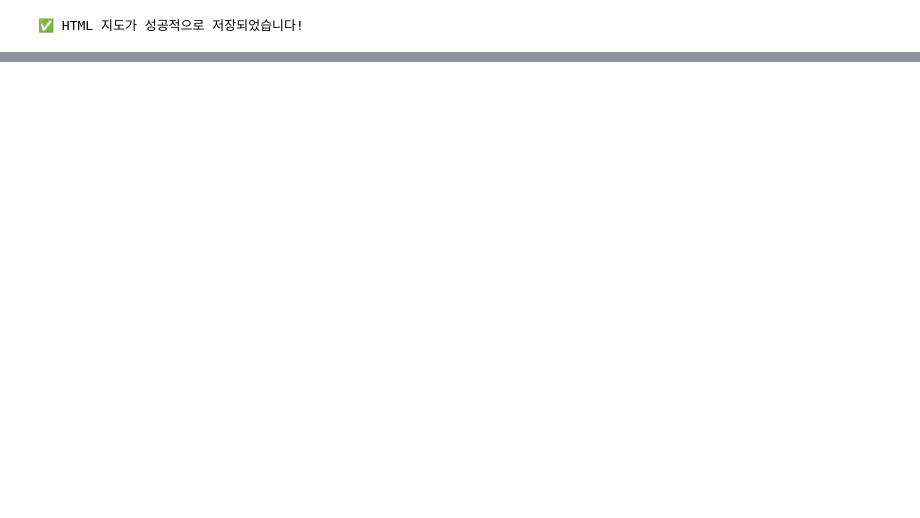
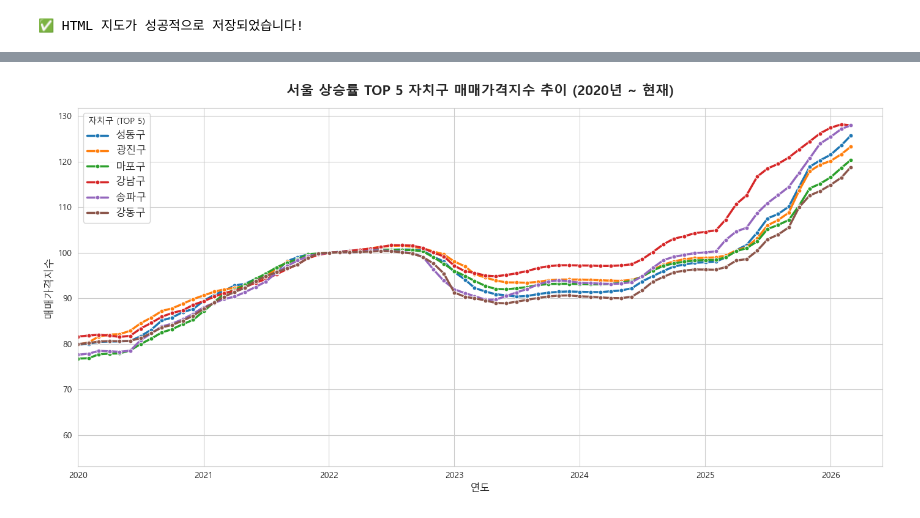
Before and after one commit to space-cap/python-real-estate-analysis, a Jupyter notebook: notebooks/01_monthly_apt_trend.ipynb, the cells around one changed output, grey strips where cells are left out. Drawn from its saved outputs; the diff is of its cells as text; code cells hidden in the pictures; blank space fills up the shorter version.

```diff
--- a/notebooks/01_monthly_apt_trend.ipynb
+++ b/notebooks/01_monthly_apt_trend.ipynb
@@ -496,0 +503,55 @@ print("✅ HTML 지도가 성공적으로 저장되었습니다!")
+# %%
+import matplotlib.pyplot as plt
+import seaborn as sns
+import pandas as pd
+
+# 1. TOP 5 자치구 리스트
+top5_regions = ['성동구', '송파구', '광진구', '강동구', '마포구','강남구']
+
+# 2. 원본 데이터(df)에서 TOP 5 지역 필터링 및 중복 제거(서울만 남기기)
+df_top5 = df[df['지역명'].isin(top5_regions)]
+df_top5 = df_top5.drop_duplicates(subset=['지역명'], keep='first')
+
+# 3. 가로 데이터를 세로로 변환 (Melt)
+df_top5_long = pd.melt(
+    df_top5,
+    id_vars=['지역명'],
+    var_name='날짜',
+    value_name='매매가격지수'
+)
+df_top5_long['날짜'] = pd.to_datetime(df_top5_long['날짜'], errors='coerce')
+
+# 4. 시각화 설정
+plt.rcParams['font.family'] = 'Malgun Gothic'
+plt.rcParams['axes.unicode_minus'] = False
+plt.figure(figsize=(14, 7))
+sns.set_style("whitegrid")
+plt.rcParams['font.family'] = 'Malgun Gothic'
+
+# 5. 선 그래프 그리기 (marker='o'를 추가해서 매월의 꺾임을 명확히 표시)
+sns.lineplot(
+    data=df_top5_long,
+    x='날짜',
+    y='매매가격지수',
+    hue='지역명',
+    linewidth=2.5,
+    marker='o',    # 데이터 포인트에 점 찍기
+    markersize=5   # 점 크기
+)
+
+# 6. 최근 추세를 자세히 보기 위해 x축(날짜) 범위를 2020년 이후로 제한 (줌인 효과)
+# (만약 전체 기간을 보고 싶다면 아래 코드를 주석(#) 처리하세요)
+plt.xlim(pd.to_datetime('2020-01-01'), df_top5_long['날짜'].max() + pd.DateOffset(months=3))
+
+# 7. 제목 및 축 설정
+plt.title('서울 상승률 TOP 5 자치구 매매가격지수 추이 (2020년 ~ 현재)', fontsize=16, fontweight='bold', pad=15)
+plt.xlabel('연도', fontsize=12)
+plt.ylabel('매매가격지수', fontsize=12)
+
+# 범례 위치를 그래프 밖이나 빈 공간으로 배치
+plt.legend(title='자치구 (TOP 5)', fontsize=12, loc='upper left')
+
+plt.tight_layout()
+plt.show()
+# %% [output]
+[figure, added]
```
Also changed, not shown: parts of 4 cells of this notebook.
